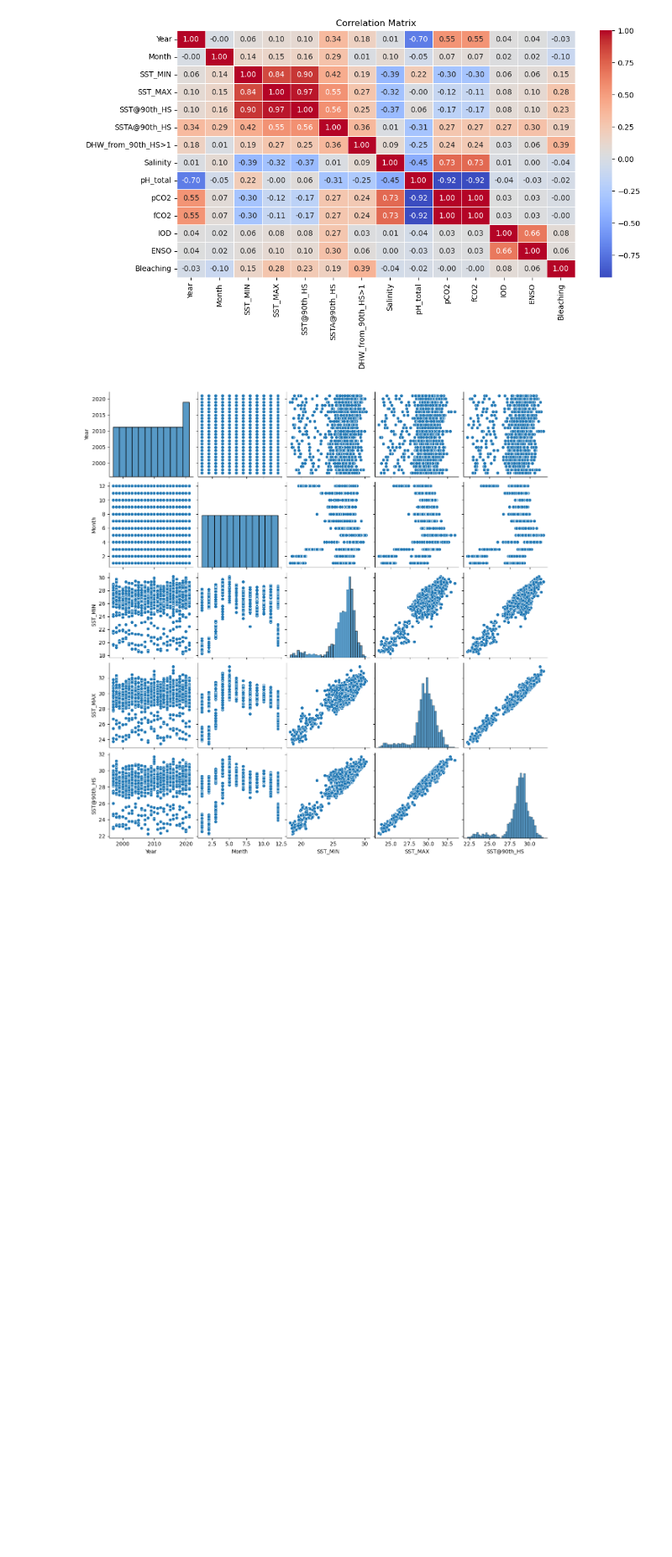
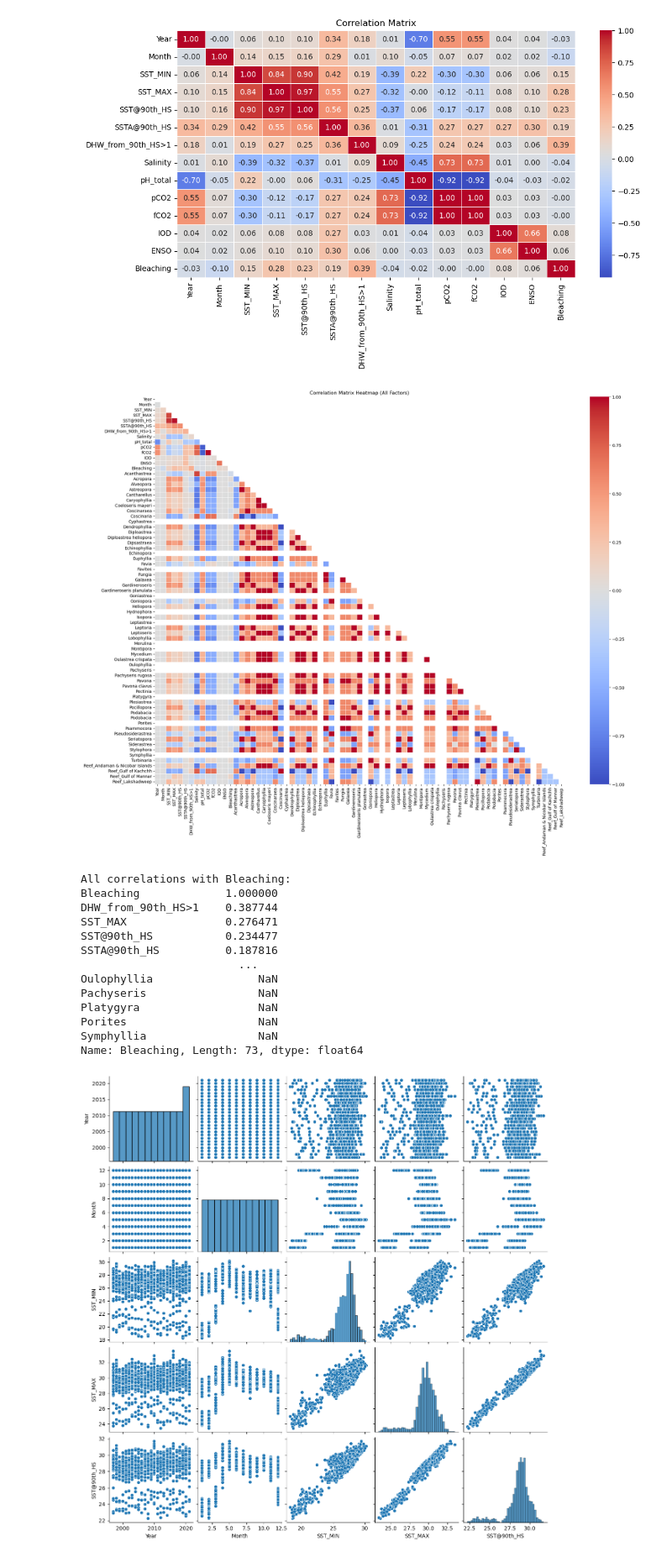
Before and after one commit to shrijacked/Coral-Reef-Bleaching-Prediction, a Jupyter notebook: statisticalinf/dataAnalysis.ipynb, the cells around one changed output. Shown at 84% size. Drawn from its saved outputs; the diff is of its cells as text; code cells hidden in the pictures; blank space fills up the shorter version.

```diff
--- a/statisticalinf/dataAnalysis.ipynb
+++ b/statisticalinf/dataAnalysis.ipynb
@@ -73,6 +77,62 @@ plt.title("Correlation Matrix")
 plt.show()
 # %% [output]
 [figure]
+# %%
+file_path = "/Users/owlxshri/desktop/coral reef/mlpr-project/statisticalinf/finaldata_onehot.csv"
+df = pd.read_csv(file_path)
+
+df['Year'] = pd.to_numeric(df['Year'])
+df['Month'] = pd.to_numeric(df['Month'])
+
+
+reef_dummies = pd.get_dummies(df['Reef Name'], prefix='Reef')
+df = pd.concat([df, reef_dummies], axis=1)
+
+
+df_numeric = df.drop(columns=['Reef Name'])
+
+
+corr_matrix = df_numeric.corr()
+
+
+plt.figure(figsize=(20, 16))
+mask = np.triu(np.ones_like(corr_matrix, dtype=bool))
+
+sns.heatmap(
+    corr_matrix,
+    cmap='coolwarm',
+    annot=False,
+    linewidths=0.5,
+    mask=mask,
+    vmin=-1,
+    vmax=1
+)
+
+plt.title("Correlation Matrix Heatmap (All Factors) With Species")
+plt.xticks(rotation=90)
+plt.yticks(rotation=0)
+plt.tight_layout()
+plt.show()
+
+
+bleaching_correlations = corr_matrix['Bleaching'].sort_values(ascending=False)
+print("All correlations with Bleaching:")
+print(bleaching_correlations)
+# %% [output]
+[figure, added]
+All correlations with Bleaching:
+Bleaching             1.000000
+DHW_from_90th_HS>1    0.387744
+SST_MAX               0.276471
+SST@90th_HS           0.234477
+SSTA@90th_HS          0.187816
+                        ...
+Oulophyllia                NaN
+Pachyseris                 NaN
+Platygyra                  NaN
+Porites                    NaN
+Symphyllia                 NaN
+Name: Bleaching, Length: 73, dtype: float64
 # %%
 sns.pairplot(df[columns_to_plot[:5]])  # Plot first 5 numerical columns
 plt.show()
```
Also changed, not shown: parts of 1 cell of this notebook, 4 other files.
